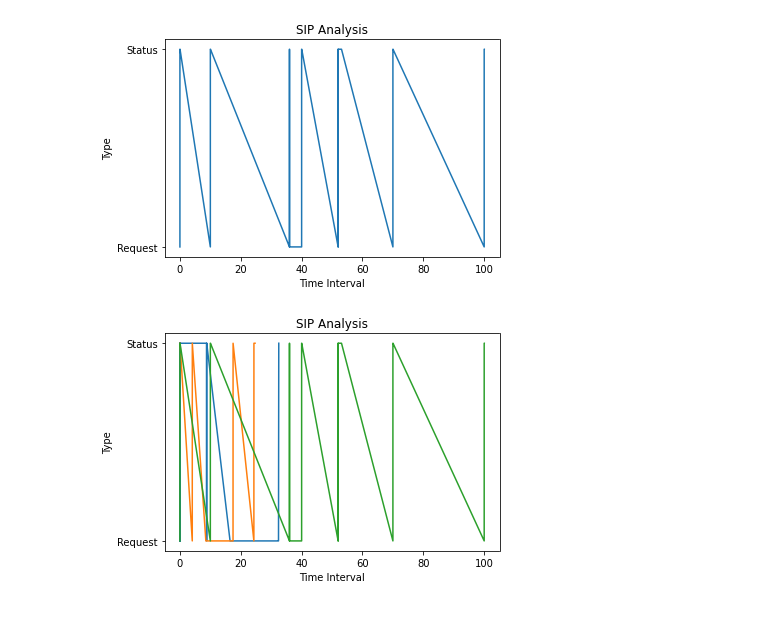
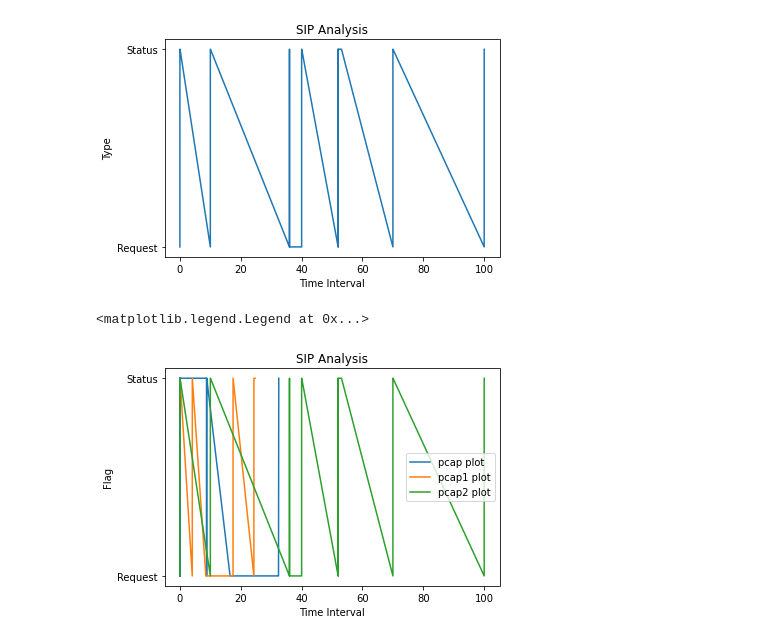
Before and after one commit to akashdecoder/CISCO_PROJECT_SIP_PROTOCOL, a Jupyter notebook: SIPAnalysis.ipynb, the cells around one changed output. Drawn from its saved outputs; the diff is of its cells as text; code cells hidden in the pictures.

Commit message:
Changes to final graph

```diff
--- a/SIPAnalysis.ipynb
+++ b/SIPAnalysis.ipynb
@@ -1,7 +1,7 @@
 # %%
 import pandas as pd
 # %%
-df = pd.read_csv('sample1.csv')
+df = pd.read_csv('D:/cisco/CISCO_PROJECT_SIP_PROTOCOL/sample1.csv')
 # %%
 #PCAP Data File 1
 df
@@ -25,7 +25,7 @@ df.shape[0]
 # %% [output]
 1042
 # %%
-df1 = pd.read_csv('sample2.csv')
+df1 = pd.read_csv('D:/cisco/CISCO_PROJECT_SIP_PROTOCOL/sample2.csv')
 # %%
 #PCAP Data File 2
 df1
@@ -49,7 +49,7 @@ df1.shape[0]
 # %% [output]
 4269
 # %%
-df2 = pd.read_csv('sample3.csv')
+df2 = pd.read_csv('D:/cisco/CISCO_PROJECT_SIP_PROTOCOL/sample3.csv')
 # %%
 #PCAP Data File 3
 df2
@@ -344,13 +337,13 @@ plt.show()
 # %% [output]
 [figure]
 # %%
-#Plot Type vs time interval for File1
-plt.plot(time, flags)
-plt.plot(time1, flags1)
-plt.plot(time2, flags2)
+plt.plot(time, flags, label='pcap plot')
+plt.plot(time1, flags1, label='pcap1 plot')
+plt.plot(time2, flags2, label='pcap2 plot')
 plt.xlabel('Time Interval')
-plt.ylabel('Type')
+plt.ylabel('Flag')
 plt.title('SIP Analysis')
-plt.show()
+plt.legend()
 # %% [output]
+<matplotlib.legend.Legend at 0x...>
-[figure, old version]
+[figure, new version]
```
Also changed, not shown: parts of 2 cells of this notebook.
